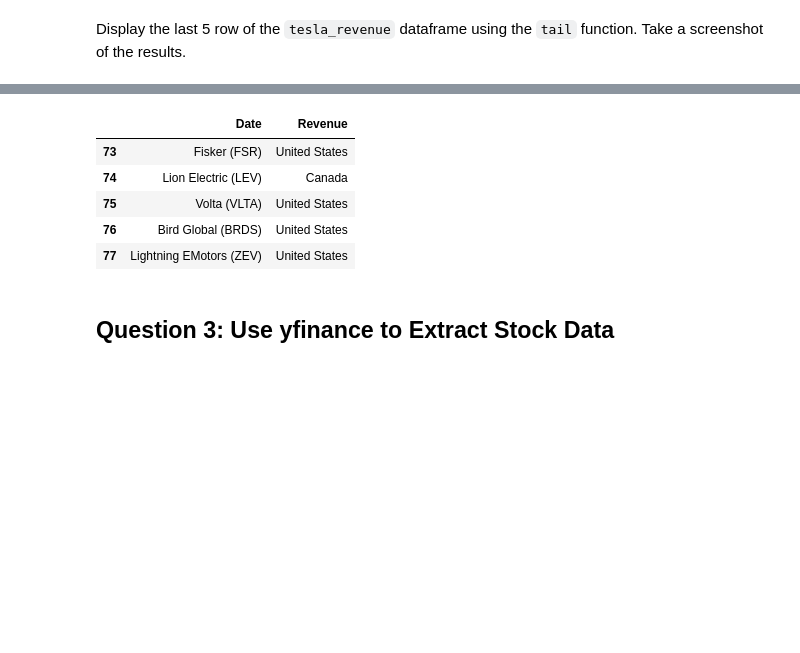
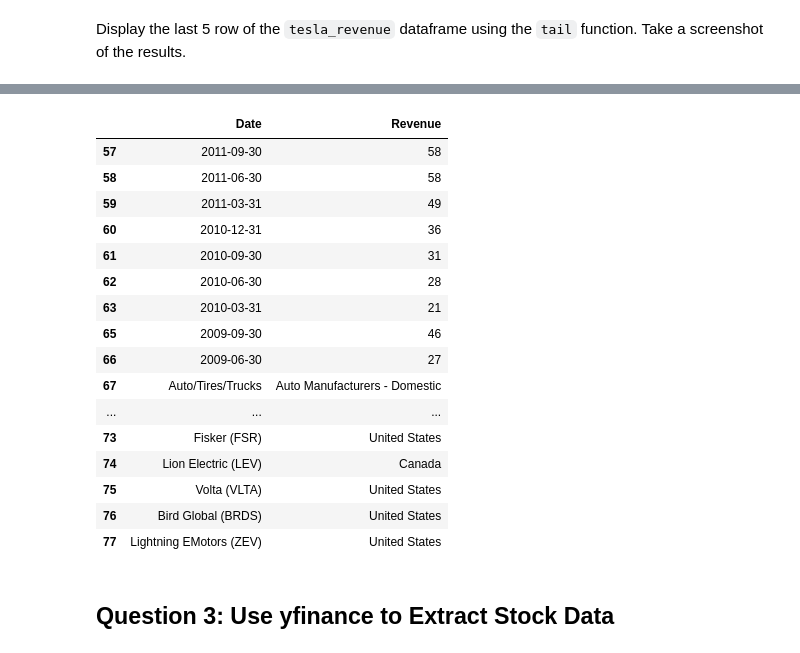
Before and after one commit to Victor-Biggy/Final-assignment-course-5, a Jupyter notebook: Final Assignment-v2.ipynb, the cells around one changed output, grey strips where cells are left out. Drawn from its saved outputs; the diff is of its cells as text; code cells hidden in the pictures; blank space fills up the shorter version.

```diff
--- a/Final Assignment-v2.ipynb
+++ b/Final Assignment-v2.ipynb
@@ -273,7 +298,18 @@ Display the last 5 row of the `tesla_revenue` dataframe using the `tail` functio
 # %%
-tesla_revenue.tail(5)
+tesla_revenue.tail(20)
 # %% [output]
 |  | Date | Revenue |
+| 57 | 2011-09-30 | 58 |
+| 58 | 2011-06-30 | 58 |
+| 59 | 2011-03-31 | 49 |
+| 60 | 2010-12-31 | 36 |
+| 61 | 2010-09-30 | 31 |
+| 62 | 2010-06-30 | 28 |
+| 63 | 2010-03-31 | 21 |
+| 65 | 2009-09-30 | 46 |
+| 66 | 2009-06-30 | 27 |
+| 67 | Auto/Tires/Trucks | Auto Manufacturers - Domestic |
+| ... | ... | ... |
 | 73 | Fisker (FSR) | United States |
 | 74 | Lion Electric (LEV) | Canada |
 | 75 | Volta (VLTA) | United States |
```
Also changed, not shown: parts of 8 cells of this notebook.
